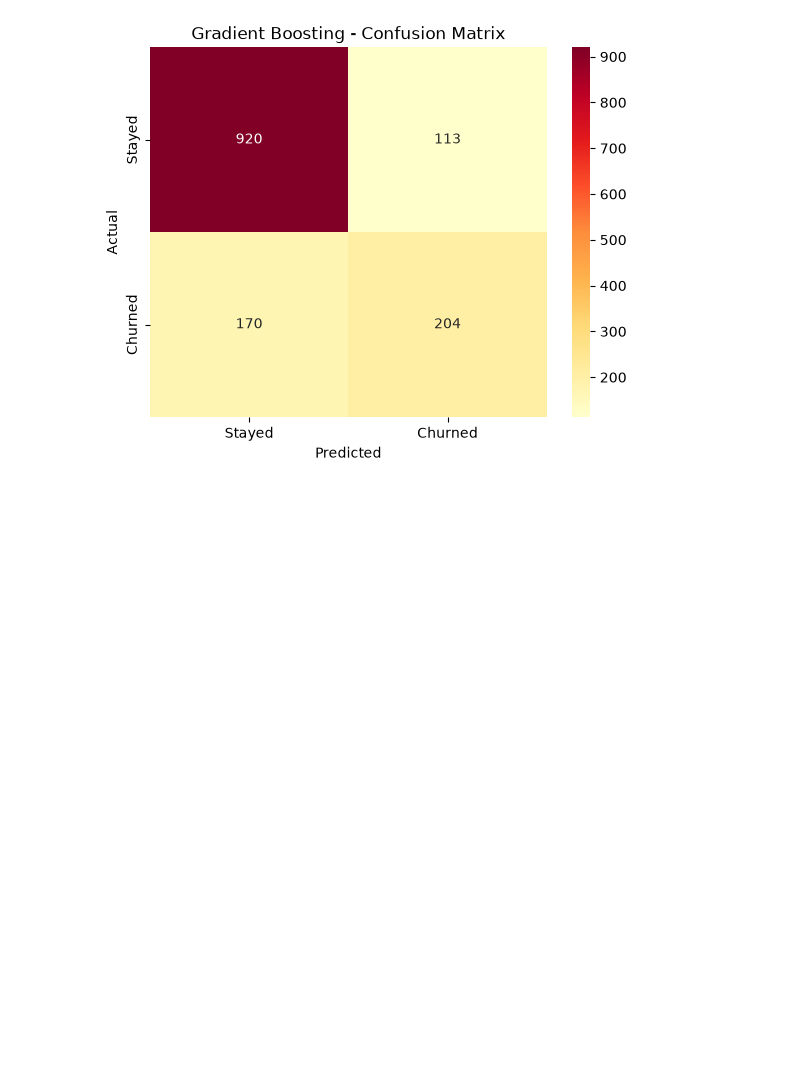
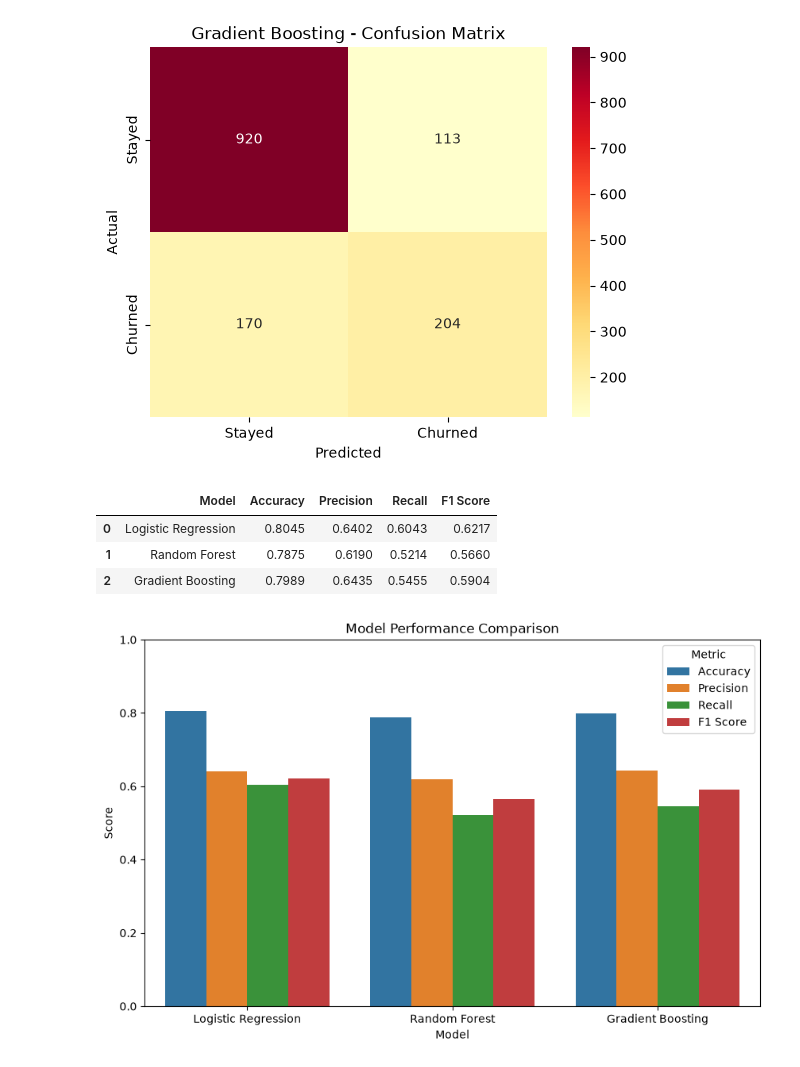
Before and after one commit to diksha-t/Customer-Churn-Prediction, a Jupyter notebook: notebooks/04_model_building.ipynb, the cells around one changed output. Drawn from its saved outputs; the diff is of its cells as text; code cells hidden in the pictures; blank space fills up the shorter version.

Commit message:
Update 04.model_building

```diff
--- a/notebooks/04_model_building.ipynb
+++ b/notebooks/04_model_building.ipynb
@@ -226,3 +226,29 @@ plt.title("Gradient Boosting - Confusion Matrix")
 plt.show()
 # %% [output]
 [figure]
+# %%
+model_results = pd.DataFrame({
+    "Model": ["Logistic Regression", "Random Forest", "Gradient Boosting"],
+    "Accuracy": [0.8045, 0.7875, 0.7989],
+    "Precision": [0.6402, 0.6190, 0.6435],
+    "Recall": [0.6043, 0.5214, 0.5455],
+    "F1 Score": [0.6217, 0.5660, 0.5904]
+})
+
+model_results
+# %% [output]
+|  | Model | Accuracy | Precision | Recall | F1 Score |
+| 0 | Logistic Regression | 0.8045 | 0.6402 | 0.6043 | 0.6217 |
+| 1 | Random Forest | 0.7875 | 0.6190 | 0.5214 | 0.5660 |
+| 2 | Gradient Boosting | 0.7989 | 0.6435 | 0.5455 | 0.5904 |
+# %%
+# graphical represntation of model_results
+results_melted = model_results.melt(id_vars="Model", var_name="Metric", value_name="Score")
+plt.figure(figsize=(10, 6))
+sns.barplot(data=results_melted, x="Model", y="Score", hue="Metric")
+plt.title("Model Performance Comparison")
+plt.xlabel("Model")
+plt.ylim(0, 1)
+plt.show()
+# %% [output]
+[figure, added]
```
